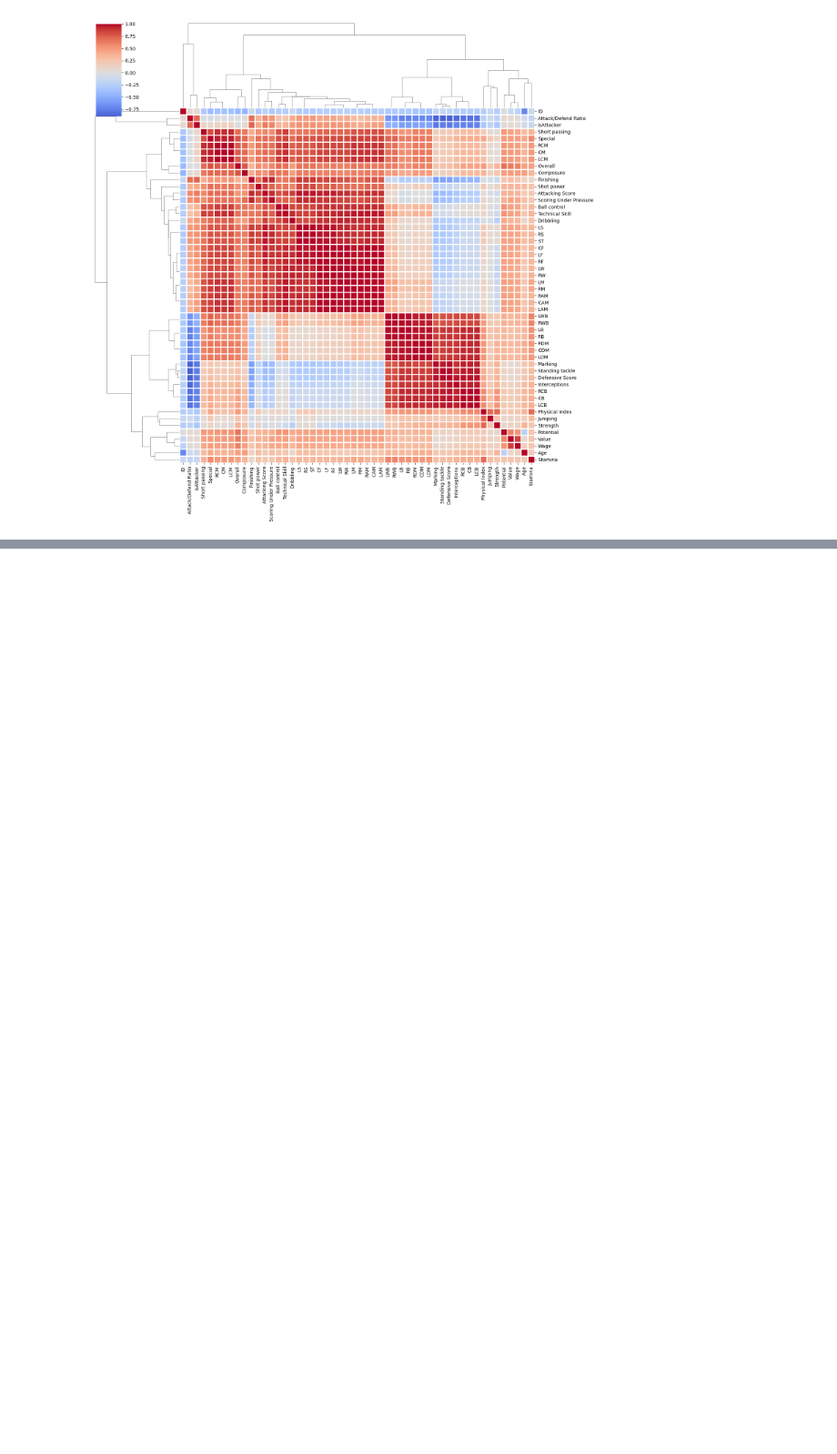
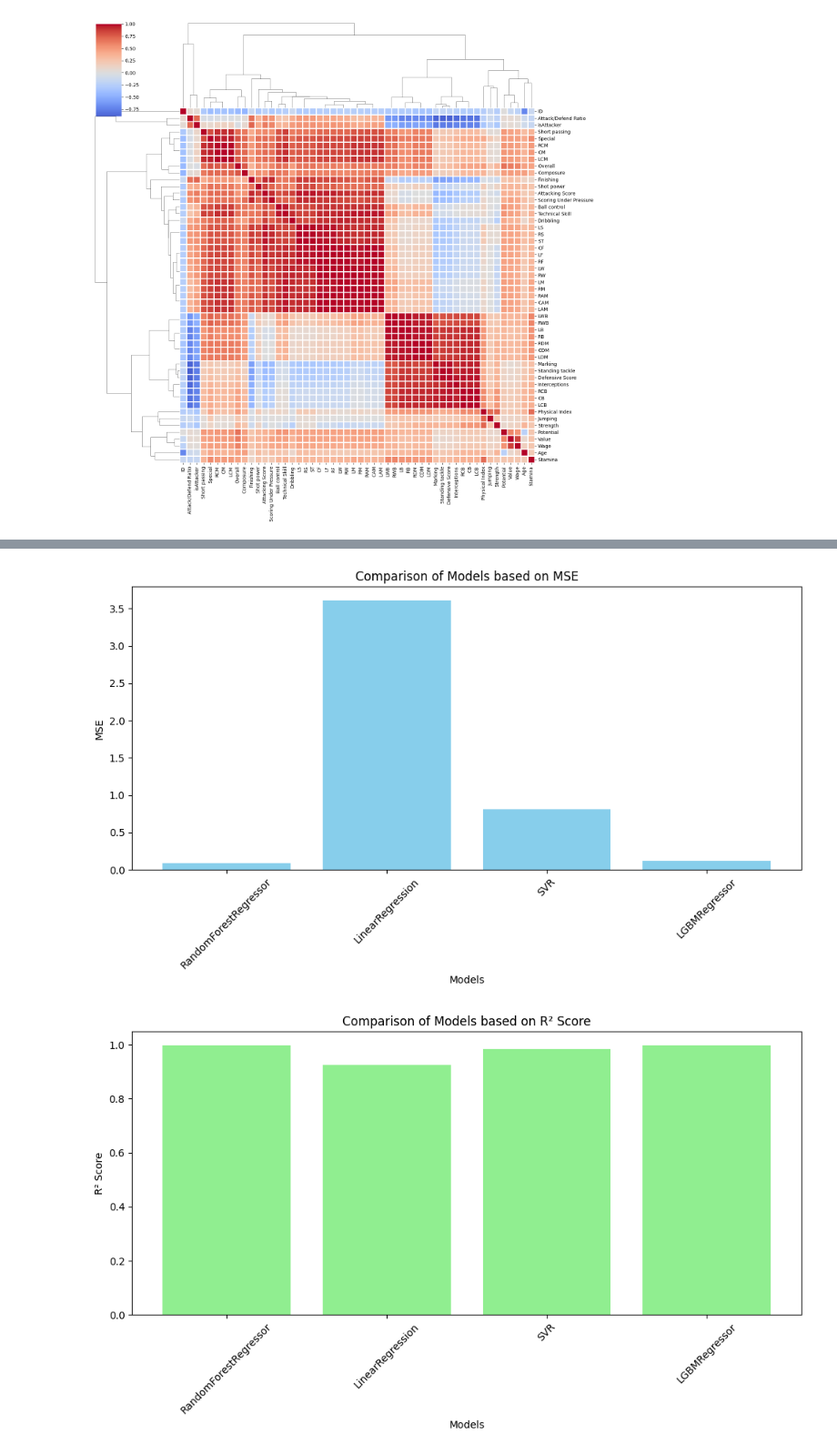
Before and after one commit to VNAZZARENO/DVA263-INL1-group-4, a Jupyter notebook: assigment_1_no_gpu.ipynb, the cells around one changed output, grey strips where cells are left out. Shown: that part at 91% size. Saved outputs shown, nothing was run; the diff lists cells and outputs as text; code cells hidden in the pictures; blank space fills up the shorter version.

```diff
--- a/assigment_1_no_gpu.ipynb
+++ b/assigment_1_no_gpu.ipynb
@@ -416,0 +531,23 @@ X_train_smogn
+# %%
+import matplotlib.pyplot as plt
+
+plt.figure(figsize=(10,6))
+plt.bar(model_names, mse_scores, color='skyblue')
+plt.title('Comparison of Models based on MSE')
+plt.xlabel('Models')
+plt.ylabel('MSE')
+plt.xticks(rotation=45)
+plt.tight_layout()
+plt.show()
+
+plt.figure(figsize=(10,6))
+plt.bar(model_names, r2_scores, color='lightgreen')
+plt.title('Comparison of Models based on R² Score')
+plt.xlabel('Models')
+plt.ylabel('R² Score')
+plt.xticks(rotation=45)
+plt.tight_layout()
+plt.show()
+# %% [output]
+[figure, added]
+[figure, added]
```
Also changed, not shown: parts of 14 cells of this notebook.
